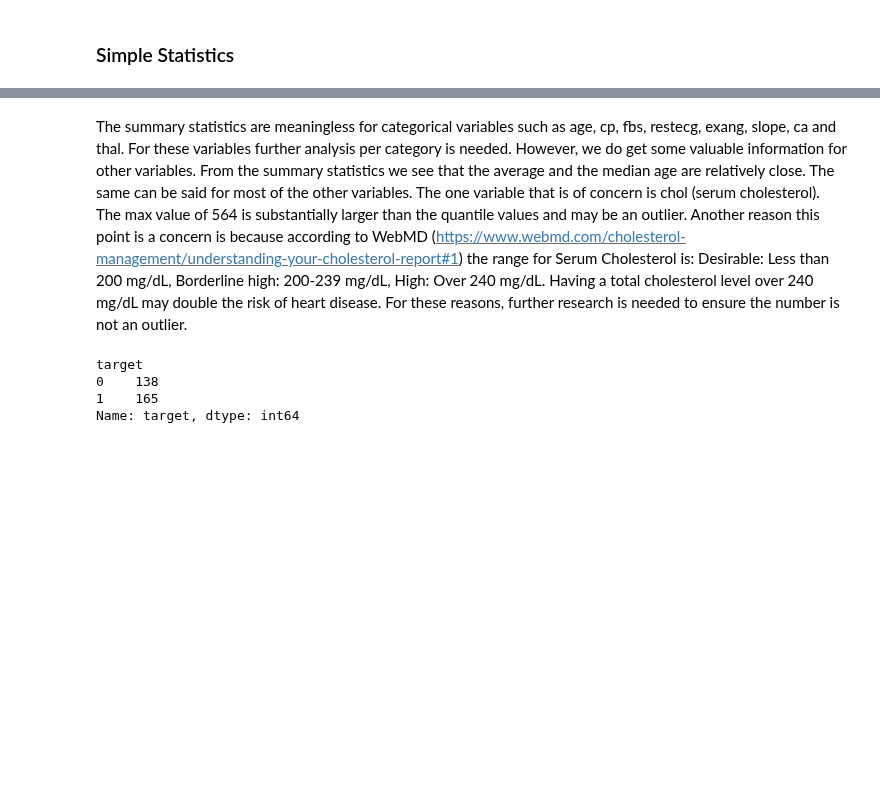
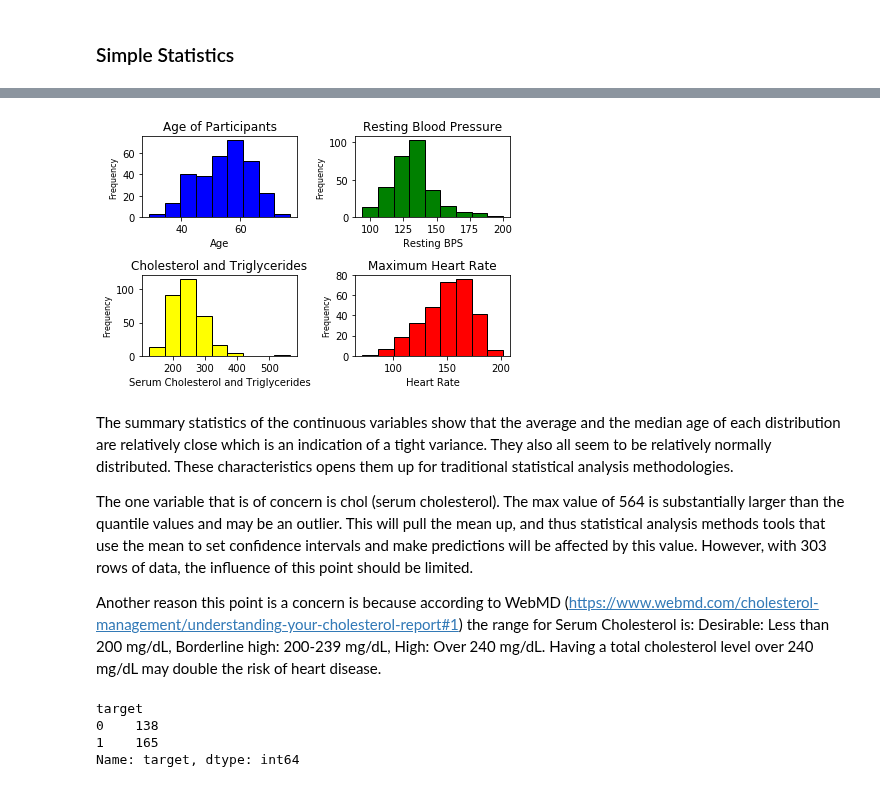
Before and after one commit to realdanielbyrne/Data_Mining_Labs, a Jupyter notebook: Lab1.ipynb, the cells around one changed output, grey strips where cells are left out. Drawn from its saved outputs; the diff is of its cells as text; code cells hidden in the pictures; blank space fills up the shorter version.

```diff
--- a/Lab1.ipynb
+++ b/Lab1.ipynb
@@ -124,5 +126,45 @@ memory usage: 33.2 KB
+# %%
+# matplotlib histograms of continuous variables
+for i in range(0, 4):
+
+    # Set up the boxes
+    ax = plt.subplot(2, 2, i + 1)
+
+    # Draw the histograms
+    if i == 0:
+        ax.hist(df['age'], bins = int(180/20),color = 'blue', edgecolor = 'black');
+        ax.set_title('Age of Participants', size = 12)
+        ax.set_xlabel('Age')
+
+    if i == 1:
+        ax.hist(df['trestbps'], bins = int(180/20),color = 'green', edgecolor = 'black');
+        ax.set_title('Resting Blood Pressure', size = 12)
+        ax.set_xlabel('Resting BPS')
+
+    if i == 2:
+        ax.hist(df['chol'], bins = int(180/20),color = 'yellow', edgecolor = 'black');
+        ax.set_title('Cholesterol and Triglycerides', size = 12)
+        ax.set_xlabel('Serum Cholesterol and Triglycerides')
+
+
+    if i == 3:
+        ax.hist(df['thalach'], bins = int(180/20),color = 'red', edgecolor = 'black');
+        ax.set_title('Maximum Heart Rate', size = 12)
+        ax.set_xlabel('Heart Rate')
+
+    # Set the common y axis label
+    ax.set_ylabel('Frequency', size= 8)
+
+plt.tight_layout();
+plt.show()
+# %% [output]
+[figure, added]
 # %% [markdown]
-The summary statistics are meaningless for categorical variables such as age, cp, fbs, restecg, exang, slope, ca and thal. For these variables further analysis per category is needed. However, we do get some valuable information for other variables. From the summary statistics we see that the average and the median age are relatively close. The same can be said for most of the other variables. The one variable that is of concern is chol (serum cholesterol). The max value of 564 is substantially larger than the quantile values and may be an outlier. Another reason this point is a concern is because according to WebMD (https://www.webmd.com/cholesterol-management/understanding-your-cholesterol-report#1) the range for Serum Cholesterol is: Desirable: Less than 200 mg/dL, Borderline high: 200-239 mg/dL, High: Over 240 mg/dL. Having a total cholesterol level over 240 mg/dL may double the risk of heart disease. For these reasons, further research is needed to ensure the number is not an outlier.
+The summary statistics of the continuous variables show that the average and the median age of each distribution are relatively close which is an indication of a tight variance.  They also all seem to be relatively normally distributed.  These characteristics opens them up for traditional statistical analysis methodologies.
+
+The one variable that is of concern is chol (serum cholesterol). The max value of 564 is substantially larger than the quantile values and may be an outlier.  This will pull the mean up, and thus statistical analysis methods tools that use the mean to set confidence intervals and make predictions will be affected by this value. However, with 303 rows of data, the influence of this point should be limited.
+
+Another reason this point is a concern is because according to WebMD (https://www.webmd.com/cholesterol-management/understanding-your-cholesterol-report#1) the range for Serum Cholesterol is: Desirable: Less than 200 mg/dL, Borderline high: 200-239 mg/dL, High: Over 240 mg/dL. Having a total cholesterol level over 240 mg/dL may double the risk of heart disease.
 # %%
 # Aggregate by heart disease presence, 1 = yes 0 = no
 df_grouped = df.groupby(by='target')
```
Also changed, not shown: parts of 2 cells of this notebook.
